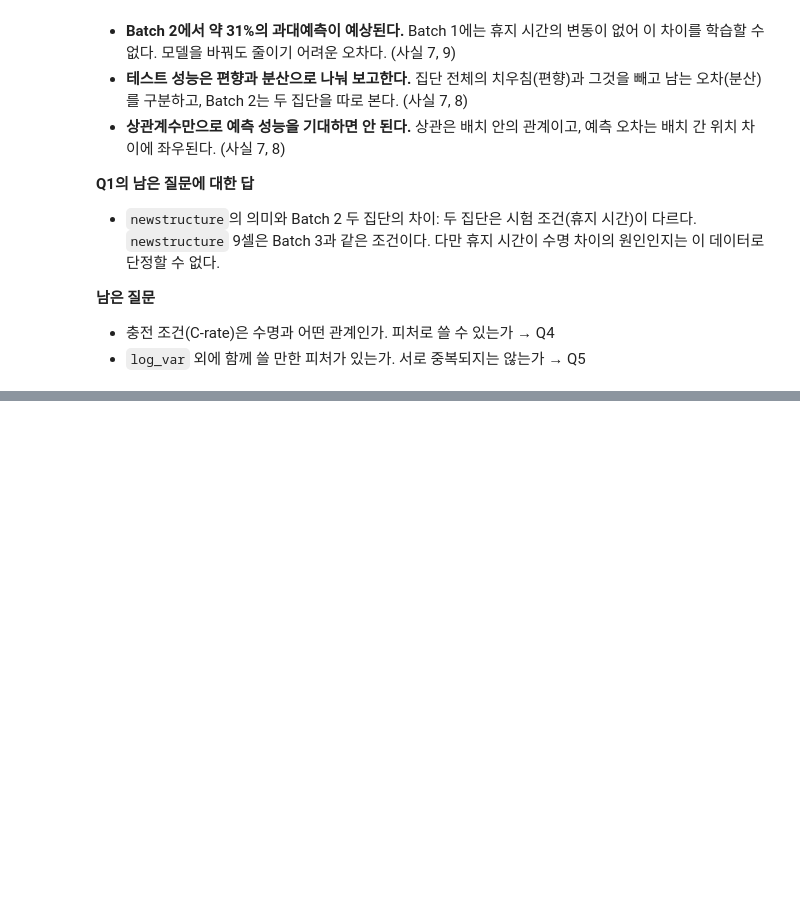
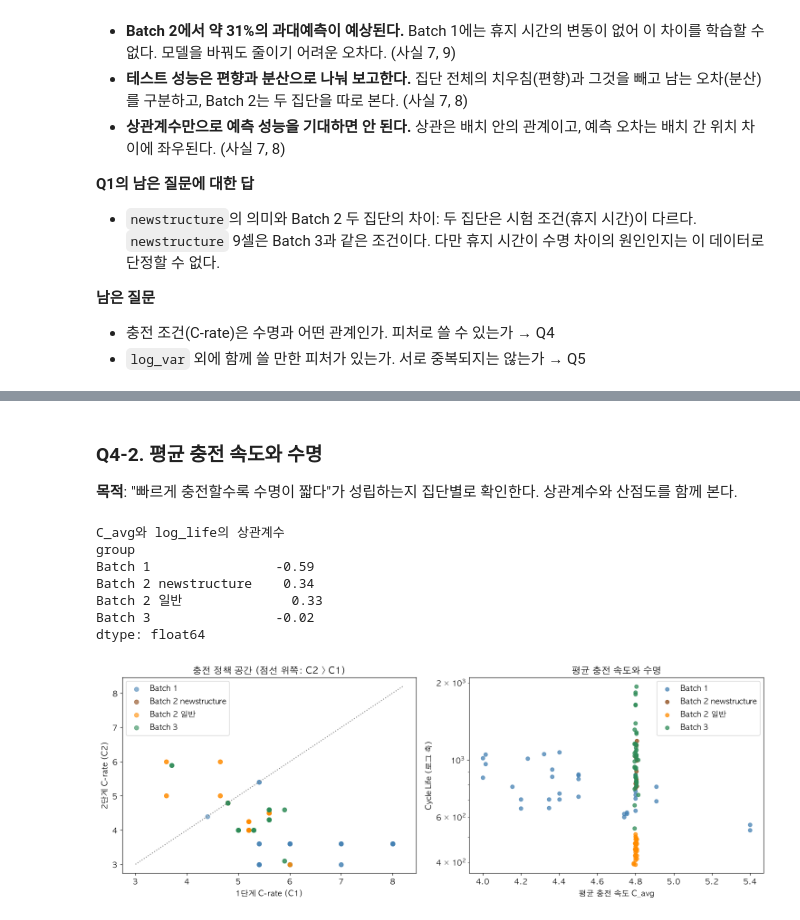
Before and after one commit to kyubin0973/DA-mini, a Jupyter notebook: notebooks/01_EDA.ipynb, the cells around one changed output, grey strips where cells are left out. Drawn from its saved outputs; the diff is of its cells as text; code cells hidden in the pictures; blank space fills up the shorter version.

```diff
--- a/notebooks/01_EDA.ipynb
+++ b/notebooks/01_EDA.ipynb
@@ -1357,0 +1373,19 @@ Batch 3               0.17  0.18
+# %%
+import re
+
+def parse_policy(p):
+    m = re.match(r'([\d.]+)C\((\d+)%\)-([\d.]+)C', p)
+    c1, q1, c2 = float(m.group(1)), float(m.group(2)), float(m.group(3))
+    q = min(q1, 80) / 100
+    hours = q / c1 + (0.8 - q) / c2
+    return pd.Series({'C1': c1, 'Q1': q1, 'C2': c2,
+                      'C_avg': 0.8 / hours, 'charge_min': hours * 60})
+
+policy = feat['cell_id'].map(cells2.set_index('cell_id')['charging_policy'])
+feat['policy'] = policy.str.replace('-newstructure', '', regex=False)
+feat[['C1', 'Q1', 'C2', 'C_avg', 'charge_min']] = feat['policy'].apply(parse_policy)
+
+print('집단별 정책 수')
+print(feat.groupby('group')['policy'].nunique())
+print()
+print(feat.groupby('group')[['C1', 'C2', 'C_avg', 'charge_min']].agg(['min', 'max']).round(2).T)
@@ -1357,0 +1420,40 @@ Batch 3               0.17  0.18
+# %% [markdown]
+### Q4-2. 평균 충전 속도와 수명
+
+**목적**: "빠르게 충전할수록 수명이 짧다"가 성립하는지 집단별로 확인한다. 상관계수와 산점도를 함께 본다.
+# %%
+print('C_avg와 log_life의 상관계수')
+print(feat.groupby('group').apply(lambda g: g['C_avg'].corr(g['log_life'])).round(2))
+
+gcolors = {'Batch 1': 'steelblue', 'Batch 2 일반': 'darkorange',
+           'Batch 2 newstructure': 'saddlebrown', 'Batch 3': 'seagreen'}
+
+fig, axes = plt.subplots(1, 2, figsize=(15, 5.5))
+for name, g in feat.groupby('group'):
+    axes[0].scatter(g['C1'], g['C2'], color=gcolors[name], s=45, alpha=0.6, label=name)
+    axes[1].scatter(g['C_avg'], g['cycle_life'], color=gcolors[name], s=35, alpha=0.75, label=name)
+
+axes[0].plot([3, 8.2], [3, 8.2], color='gray', linestyle=':')
+axes[0].set_xlabel('1단계 C-rate (C1)')
+axes[0].set_ylabel('2단계 C-rate (C2)')
+axes[0].set_title('충전 정책 공간 (점선 위쪽: C2 > C1)')
+axes[0].legend()
+
+axes[1].set_yscale('log')
+axes[1].set_xlabel('평균 충전 속도 C_avg')
+axes[1].set_ylabel('Cycle Life (로그 축)')
+axes[1].set_title('평균 충전 속도와 수명')
+axes[1].legend()
+
+plt.tight_layout()
+plt.savefig(os.path.join(FIG_DIR, 'q4_policy.png'), dpi=150)
+plt.show()
+# %% [output]
+C_avg와 log_life의 상관계수
+group
+Batch 1                -0.59
+Batch 2 newstructure    0.34
+Batch 2 일반              0.33
+Batch 3                -0.02
+dtype: float64
+[figure, added]
```
Also changed, not shown: parts of 21 cells of this notebook, 3 other files.
